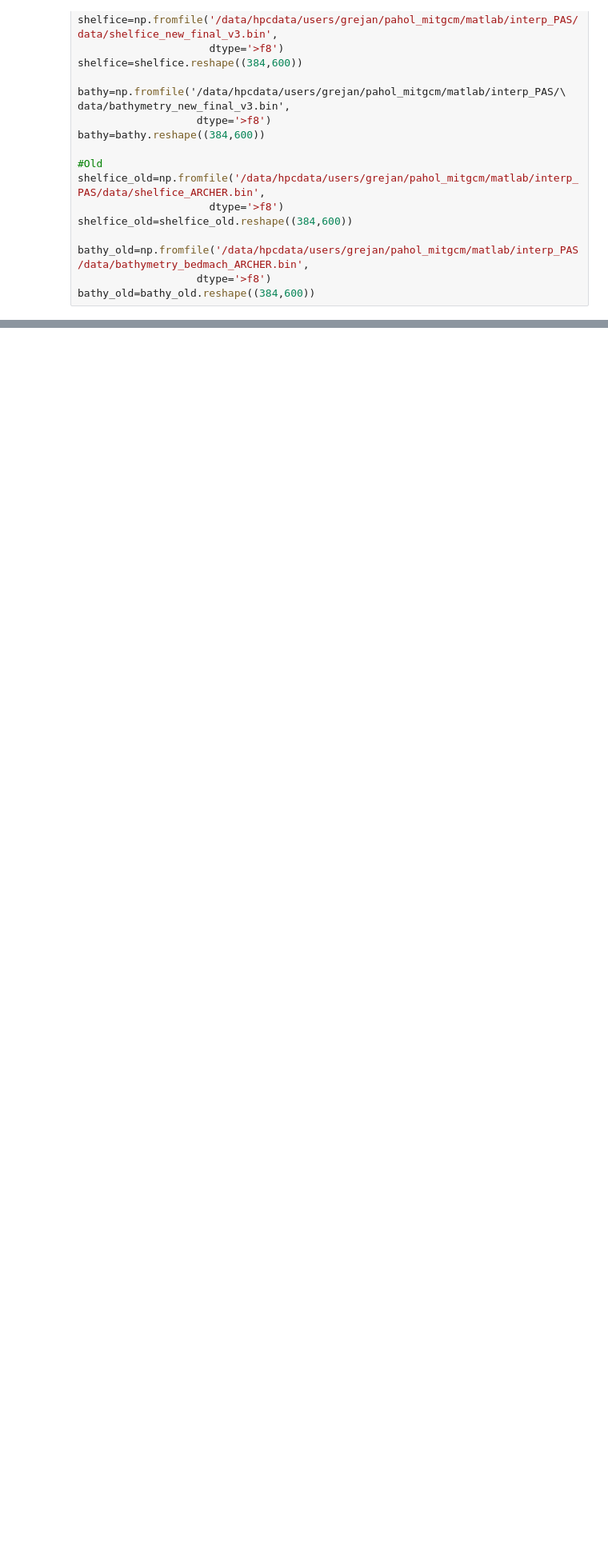
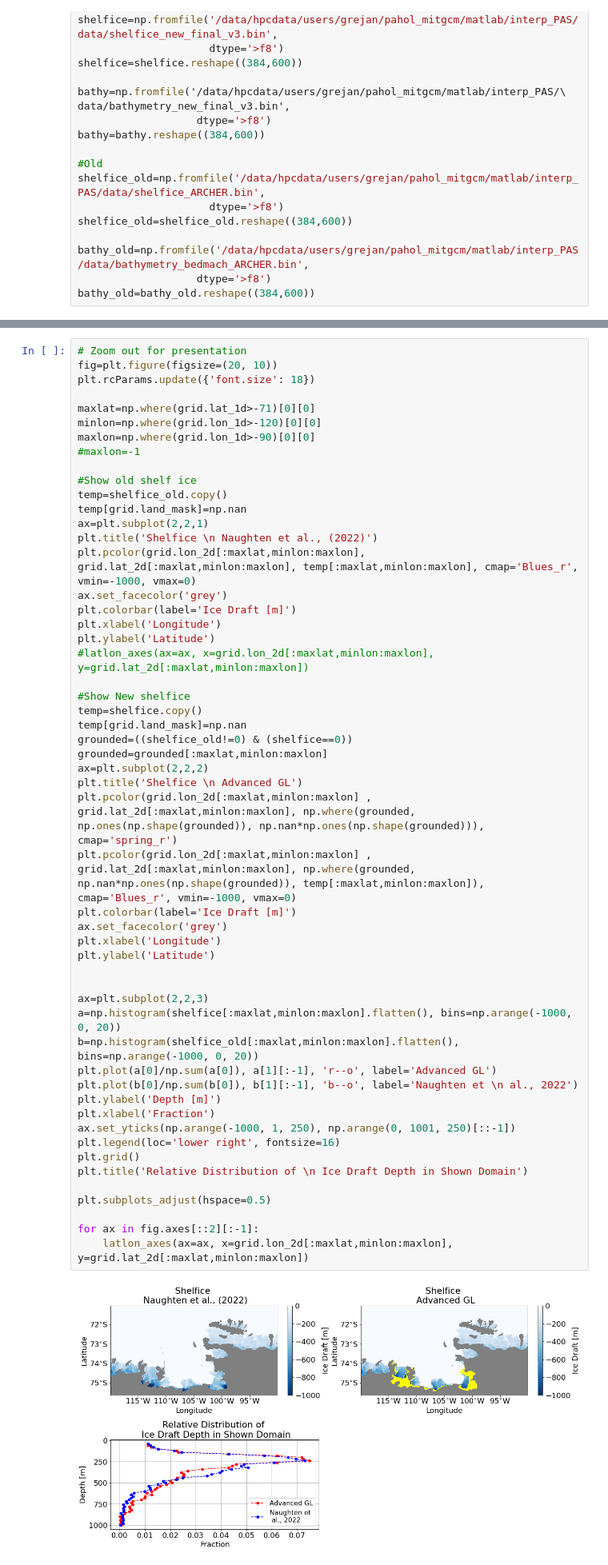
Before and after one commit to Joren1996/Amundsen_Sea_Project, a Jupyter notebook: 01_scripts/xx_terrain_map.ipynb, the cells around one changed output, grey strips where cells are left out. Shown at 80% size. Drawn from its saved outputs; the diff is of its cells as text; blank space fills up the shorter version.

```diff
--- a/01_scripts/xx_terrain_map.ipynb
+++ b/01_scripts/xx_terrain_map.ipynb
@@ -225,3 +310,58 @@ plt.savefig('/data/hpcdata/users/grejan/mitgcm/03_output/map_new_geometry.png')
+# %%
+# Zoom out for presentation
+fig=plt.figure(figsize=(20, 10))
+plt.rcParams.update({'font.size': 18})
+
+maxlat=np.where(grid.lat_1d>-71)[0][0]
+minlon=np.where(grid.lon_1d>-120)[0][0]
+maxlon=np.where(grid.lon_1d>-90)[0][0]
+#maxlon=-1
+
+#Show old shelf ice
+temp=shelfice_old.copy()
+temp[grid.land_mask]=np.nan
+ax=plt.subplot(2,2,1)
+plt.title('Shelfice \n Naughten et al., (2022)')
+plt.pcolor(grid.lon_2d[:maxlat,minlon:maxlon], grid.lat_2d[:maxlat,minlon:maxlon], temp[:maxlat,minlon:maxlon], cmap='Blues_r', vmin=-1000, vmax=0)
+ax.set_facecolor('grey')
+plt.colorbar(label='Ice Draft [m]')
+plt.xlabel('Longitude')
+plt.ylabel('Latitude')
+#latlon_axes(ax=ax, x=grid.lon_2d[:maxlat,minlon:maxlon], y=grid.lat_2d[:maxlat,minlon:maxlon])
+
+#Show New shelfice
+temp=shelfice.copy()
+temp[grid.land_mask]=np.nan
+grounded=((shelfice_old!=0) & (shelfice==0))
+grounded=grounded[:maxlat,minlon:maxlon]
+ax=plt.subplot(2,2,2)
+plt.title('Shelfice \n Advanced GL')
+plt.pcolor(grid.lon_2d[:maxlat,minlon:maxlon] , grid.lat_2d[:maxlat,minlon:maxlon], np.where(grounded, np.ones(np.shape(grounded)), np.nan*np.ones(np.shape(grounded))), cmap='spring_r')
+plt.pcolor(grid.lon_2d[:maxlat,minlon:maxlon] , grid.lat_2d[:maxlat,minlon:maxlon], np.where(grounded, np.nan*np.ones(np.shape(grounded)), temp[:maxlat,minlon:maxlon]), cmap='Blues_r', vmin=-1000, vmax=0)
+plt.colorbar(label='Ice Draft [m]')
+ax.set_facecolor('grey')
+plt.xlabel('Longitude')
+plt.ylabel('Latitude')
+
+
+ax=plt.subplot(2,2,3)
+a=np.histogram(shelfice[:maxlat,minlon:maxlon].flatten(), bins=np.arange(-1000, 0, 20))
+b=np.histogram(shelfice_old[:maxlat,minlon:maxlon].flatten(), bins=np.arange(-1000, 0, 20))
+plt.plot(a[0]/np.sum(a[0]), a[1][:-1], 'r--o', label='Advanced GL')
+plt.plot(b[0]/np.sum(b[0]), b[1][:-1], 'b--o', label='Naughten et \n al., 2022')
+plt.ylabel('Depth [m]')
+plt.xlabel('Fraction')
+ax.set_yticks(np.arange(-1000, 1, 250), np.arange(0, 1001, 250)[::-1])
+plt.legend(loc='lower right', fontsize=16)
+plt.grid()
+plt.title('Relative Distribution of \n Ice Draft Depth in Shown Domain')
+
+plt.subplots_adjust(hspace=0.5)
+
+for ax in fig.axes[::2][:-1]:
+    latlon_axes(ax=ax, x=grid.lon_2d[:maxlat,minlon:maxlon], y=grid.lat_2d[:maxlat,minlon:maxlon])
+# %% [output]
+[figure, added]
 # %% [markdown]
 #### Illustrate regions for climate indices
 # %%
```
Also changed, not shown: parts of 8 cells of this notebook, 14 other files.
